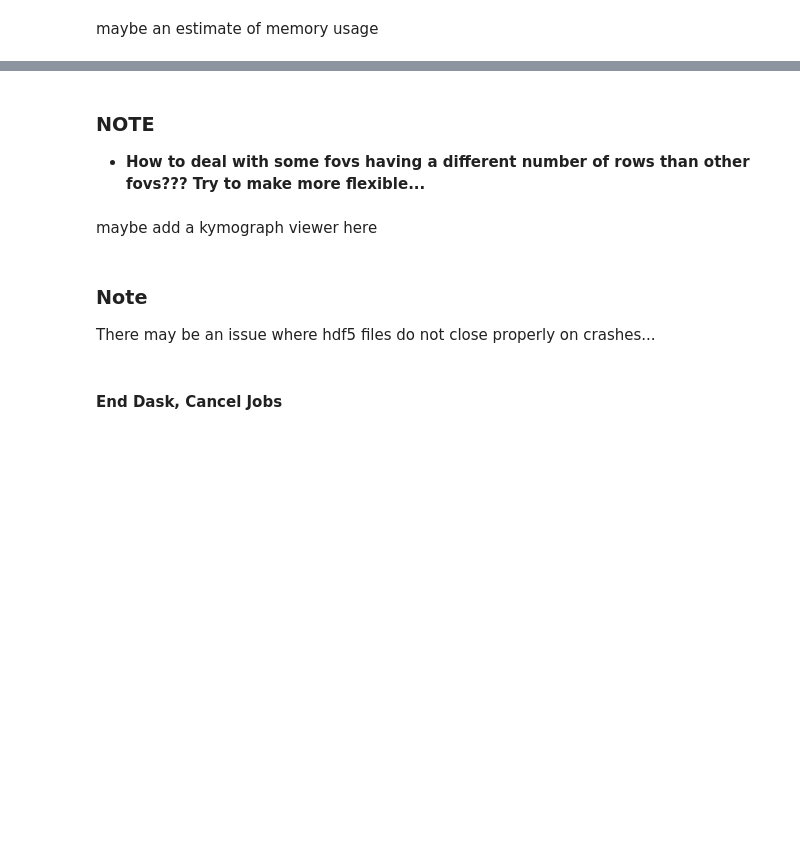
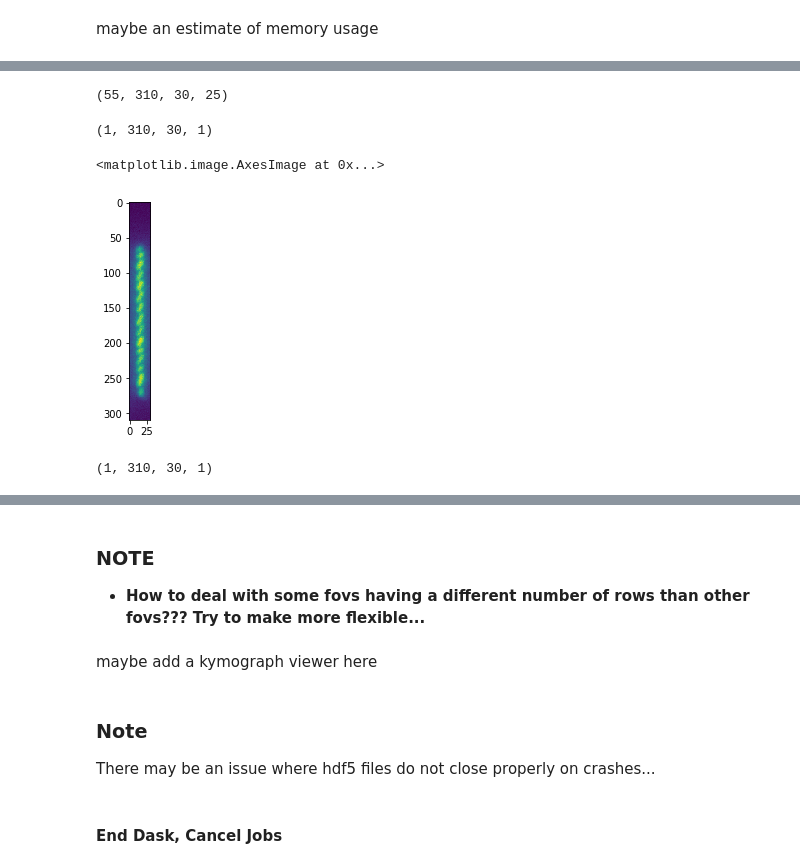
Before and after one commit to paulssonlab/TrenchRipper, a Jupyter notebook: Cluster_Notebook.ipynb, the cells around one changed output, grey strips where cells are left out. Drawn from its saved outputs; the diff is of its cells as text; code cells hidden in the pictures; blank space fills up the shorter version.

```diff
--- a/Cluster_Notebook.ipynb
+++ b/Cluster_Notebook.ipynb
@@ -107,0 +168,4 @@ from matplotlib import pyplot as plt
+# %%
+import h5py
+from matplotlib import pyplot as plt
+h5py_handle = h5py.File("/n/scratch2/de64/full_pipeline_test/kymo/kymo_5.hdf5","r")
@@ -107,0 +174,8 @@ from matplotlib import pyplot as plt
+# %%
+data.shape
+# %% [output]
+(55, 310, 30, 25)
+# %%
+data.chunks
+# %% [output]
+(1, 310, 30, 1)
@@ -107,0 +188,9 @@ from matplotlib import pyplot as plt
+# %%
+plt.imshow(h5py_handle["0/channel_RFP"][0,:,:,0])
+# %% [output]
+<matplotlib.image.AxesImage at 0x...>
+[figure, added]
+# %%
+h5py_handle["0/channel_RFP"].chunks
+# %% [output]
+(1, 310, 30, 1)
```
Also changed, not shown: parts of 33 cells of this notebook, 9 other files.
